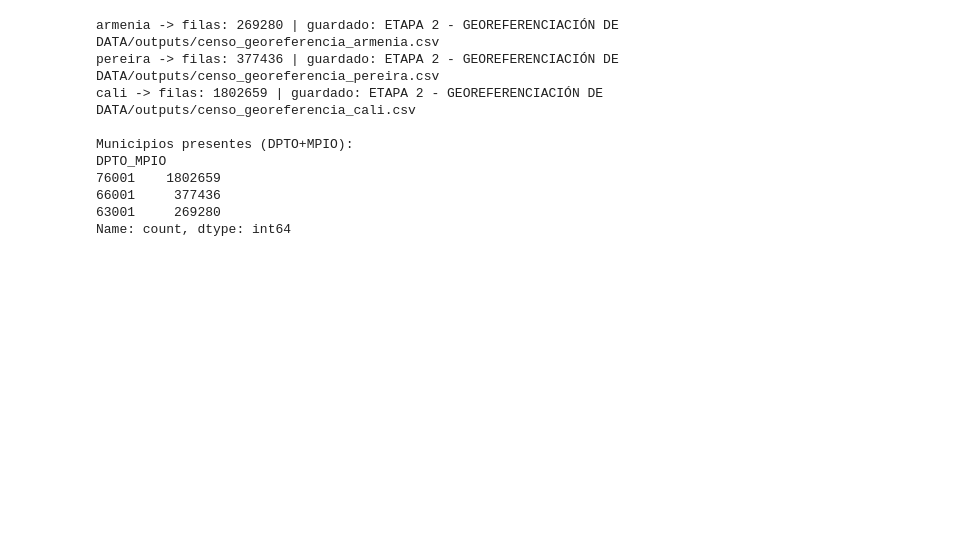
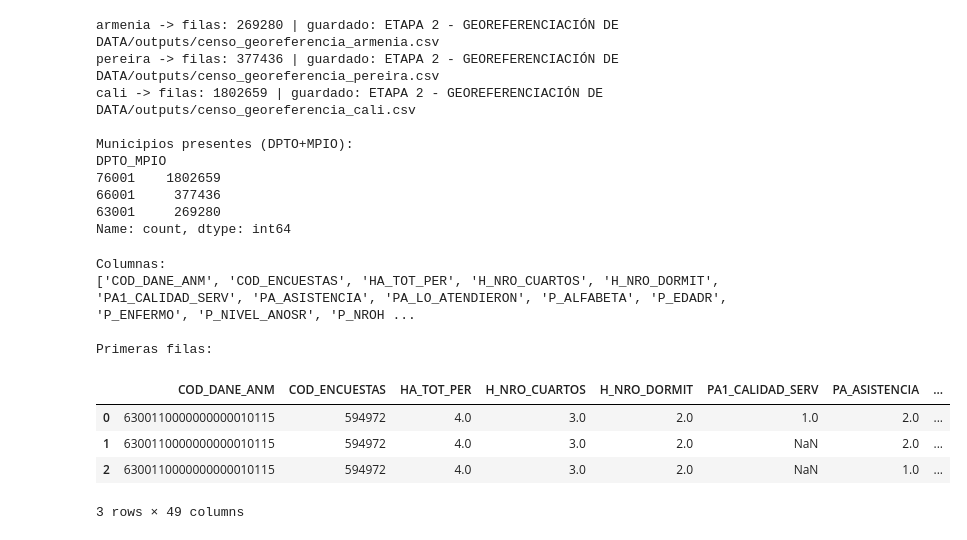
Before and after one commit to winterprueba/PROYECTO-DE-GRADO, a Jupyter notebook: ETAPA 2 - GEOREFERENCIACIÓN DE DATA/DIVIDIR CIUDADES.ipynb, the cells around one changed output. Cells and saved outputs as stored; diff of their text form; code cells hidden in the pictures; blank space fills up the shorter version.

```diff
--- a/ETAPA 2 - GEOREFERENCIACIÓN DE DATA/DIVIDIR CIUDADES.ipynb
+++ b/ETAPA 2 - GEOREFERENCIACIÓN DE DATA/DIVIDIR CIUDADES.ipynb
@@ -45,3 +45,30 @@ DPTO_MPIO
 66001     377436
 63001     269280
 Name: count, dtype: int64
+# %%
+import pandas as pd
+from pathlib import Path
+
+# Ruta
+file_path = Path("ETAPA 2 - GEOREFERENCIACIÓN DE DATA/outputs/censo_georeferencia_armenia.csv")
+
+# Leer archivo
+df = pd.read_csv(file_path, low_memory=False)
+
+# Ver columnas
+print("Columnas:")
+print(df.columns.tolist())
+
+# Vista rápida
+print("\nPrimeras filas:")
+display(df.head(3))
+# %% [output]
+Columnas:
+['COD_DANE_ANM', 'COD_ENCUESTAS', 'HA_TOT_PER', 'H_NRO_CUARTOS', 'H_NRO_DORMIT', 'PA1_CALIDAD_SERV', 'PA_ASISTENCIA', 'PA_LO_ATENDIERON', 'P_ALFABETA', 'P_EDADR', 'P_ENFERMO', 'P_NIVEL_ANOSR', 'P_NROH ...
+
+Primeras filas:
+|  | COD_DANE_ANM | COD_ENCUESTAS | HA_TOT_PER | H_NRO_CUARTOS | H_NRO_DORMIT | PA1_CALIDAD_SERV | PA_ASISTENCIA | ... |
+| 0 | 6300110000000000010115 | 594972 | 4.0 | 3.0 | 2.0 | 1.0 | 2.0 | ... |
+| 1 | 6300110000000000010115 | 594972 | 4.0 | 3.0 | 2.0 | NaN | 2.0 | ... |
+| 2 | 6300110000000000010115 | 594972 | 4.0 | 3.0 | 2.0 | NaN | 1.0 | ... |
+3 rows × 49 columns
```
Also changed, not shown: 20 other files.
